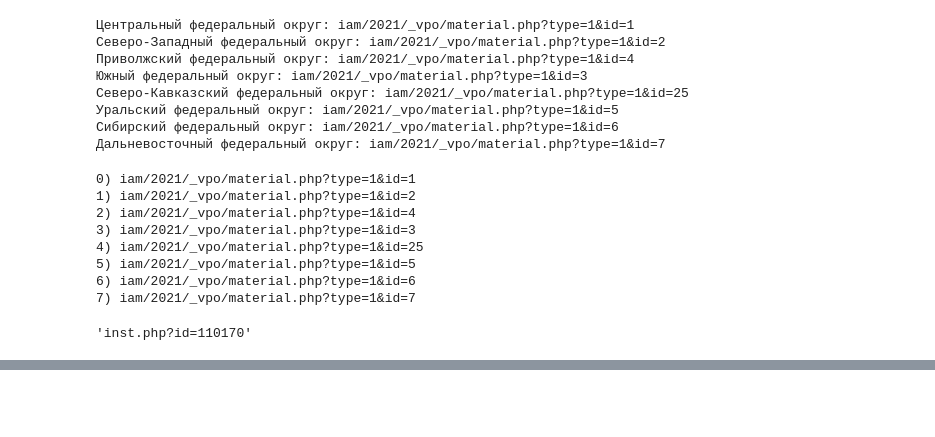
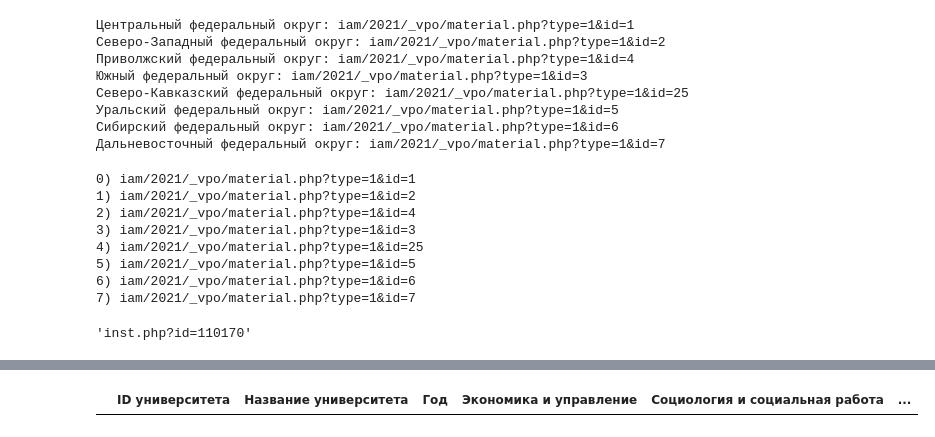
Before and after one commit to Zikarakus/FromWork, a Jupyter notebook: Untitled.ipynb, the cells around one changed output, grey strips where cells are left out. Saved outputs shown, nothing was run; the diff lists cells and outputs as text; code cells hidden in the pictures; blank space fills up the shorter version.

```diff
--- a/Untitled.ipynb
+++ b/Untitled.ipynb
@@ -85,0 +231,4 @@ soup.find(class_ ='inst').find('a').get('href')
+# %%
+df
+# %% [output]
+|  | ID университета | Название университета | Год | Экономика и управление | Социология и социальная работа | ... |
```
Also changed, not shown: parts of 24 cells of this notebook.
